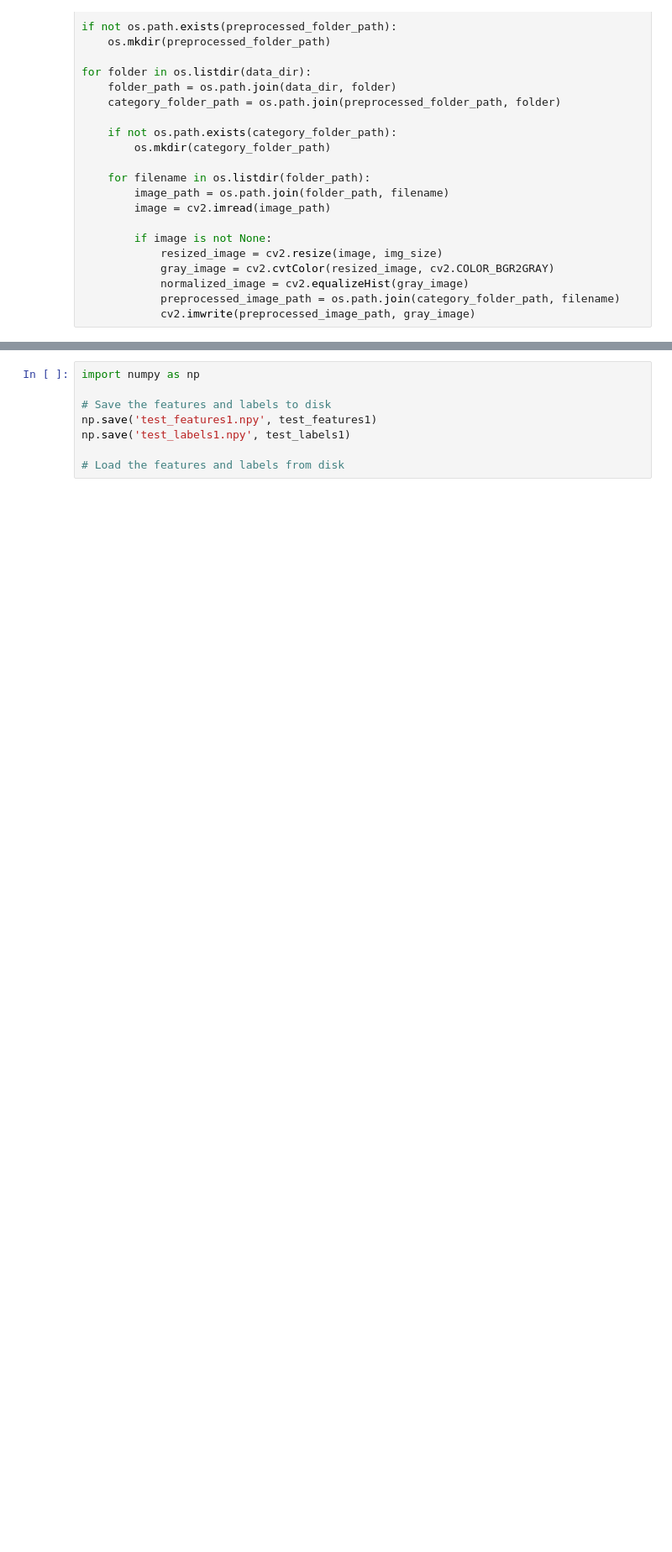
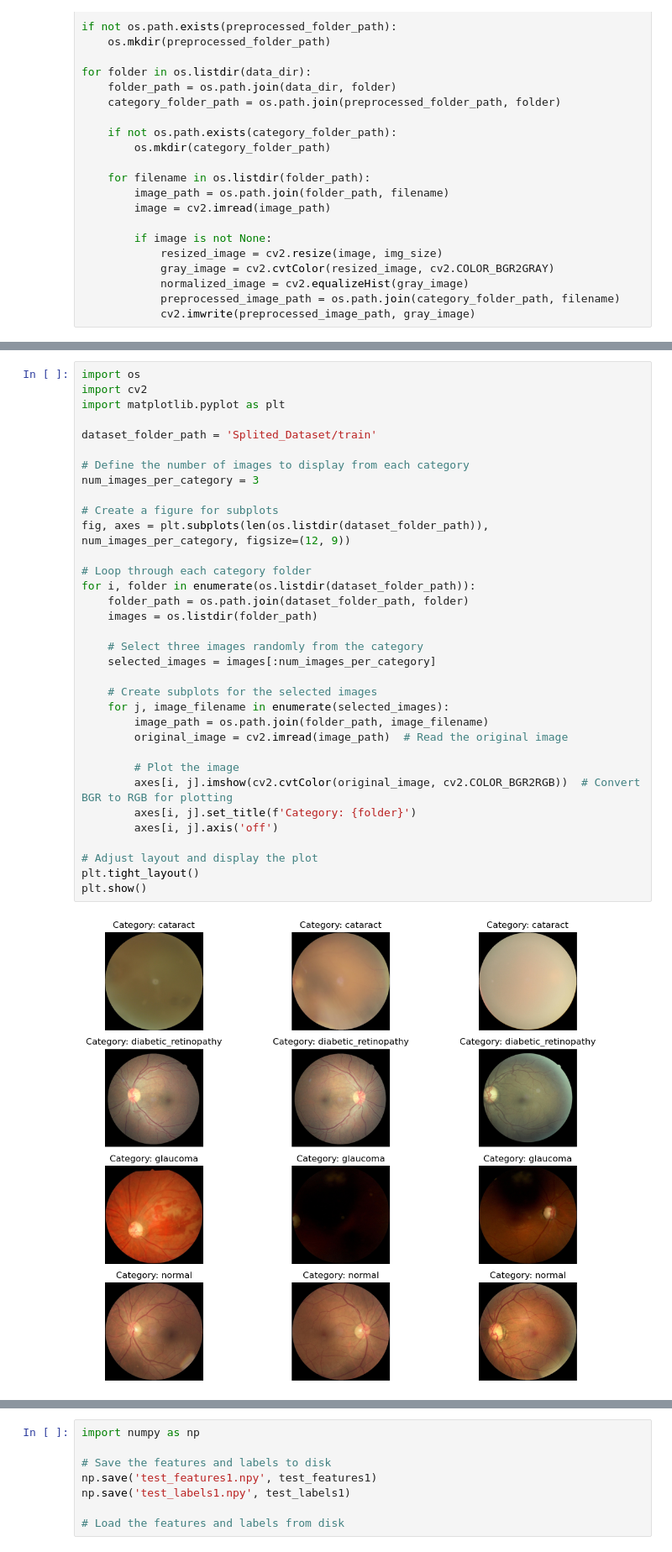
Before and after one commit to TeamMalloc/final-year-ML-projcet, a Jupyter notebook: Mutalib/CSE-402/SVM-train-test.ipynb, the cells around one changed output, grey strips where cells are left out. Shown at 84% size. Drawn from its saved outputs; the diff is of its cells as text; blank space fills up the shorter version.

```diff
--- a/Mutalib/CSE-402/SVM-train-test.ipynb
+++ b/Mutalib/CSE-402/SVM-train-test.ipynb
@@ -46,0 +49,36 @@ for folder in os.listdir(data_dir):
+# %%
+import os
+import cv2
+import matplotlib.pyplot as plt
+
+dataset_folder_path = 'Splited_Dataset/train'
+
+# Define the number of images to display from each category
+num_images_per_category = 3
+
+# Create a figure for subplots
+fig, axes = plt.subplots(len(os.listdir(dataset_folder_path)), num_images_per_category, figsize=(12, 9))
+
+# Loop through each category folder
+for i, folder in enumerate(os.listdir(dataset_folder_path)):
+    folder_path = os.path.join(dataset_folder_path, folder)
+    images = os.listdir(folder_path)
+
+    # Select three images randomly from the category
+    selected_images = images[:num_images_per_category]
+
+    # Create subplots for the selected images
+    for j, image_filename in enumerate(selected_images):
+        image_path = os.path.join(folder_path, image_filename)
+        original_image = cv2.imread(image_path)  # Read the original image
+
+        # Plot the image
+        axes[i, j].imshow(cv2.cvtColor(original_image, cv2.COLOR_BGR2RGB))  # Convert BGR to RGB for plotting
+        axes[i, j].set_title(f'Category: {folder}')
+        axes[i, j].axis('off')
+
+# Adjust layout and display the plot
+plt.tight_layout()
+plt.show()
+# %% [output]
+[figure, added]
```
Also changed, not shown: parts of 21 cells of this notebook, 2 other files.
